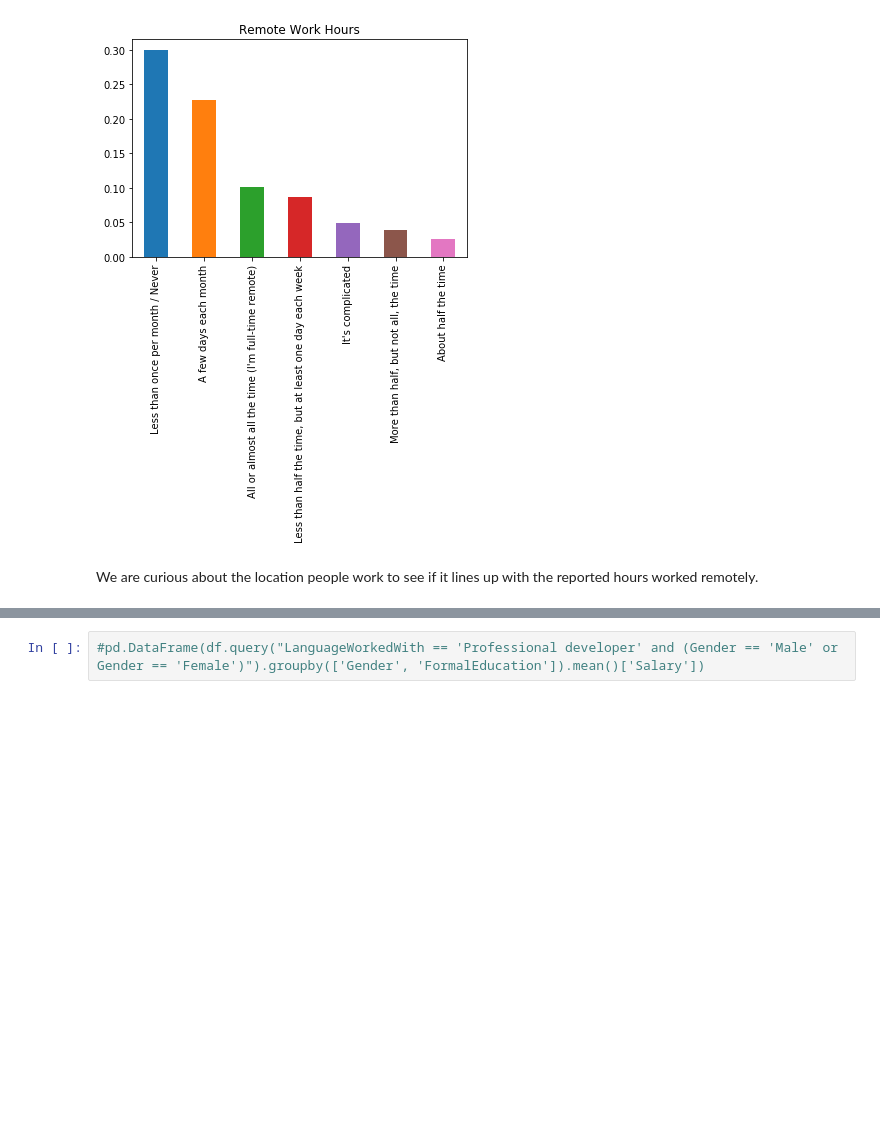
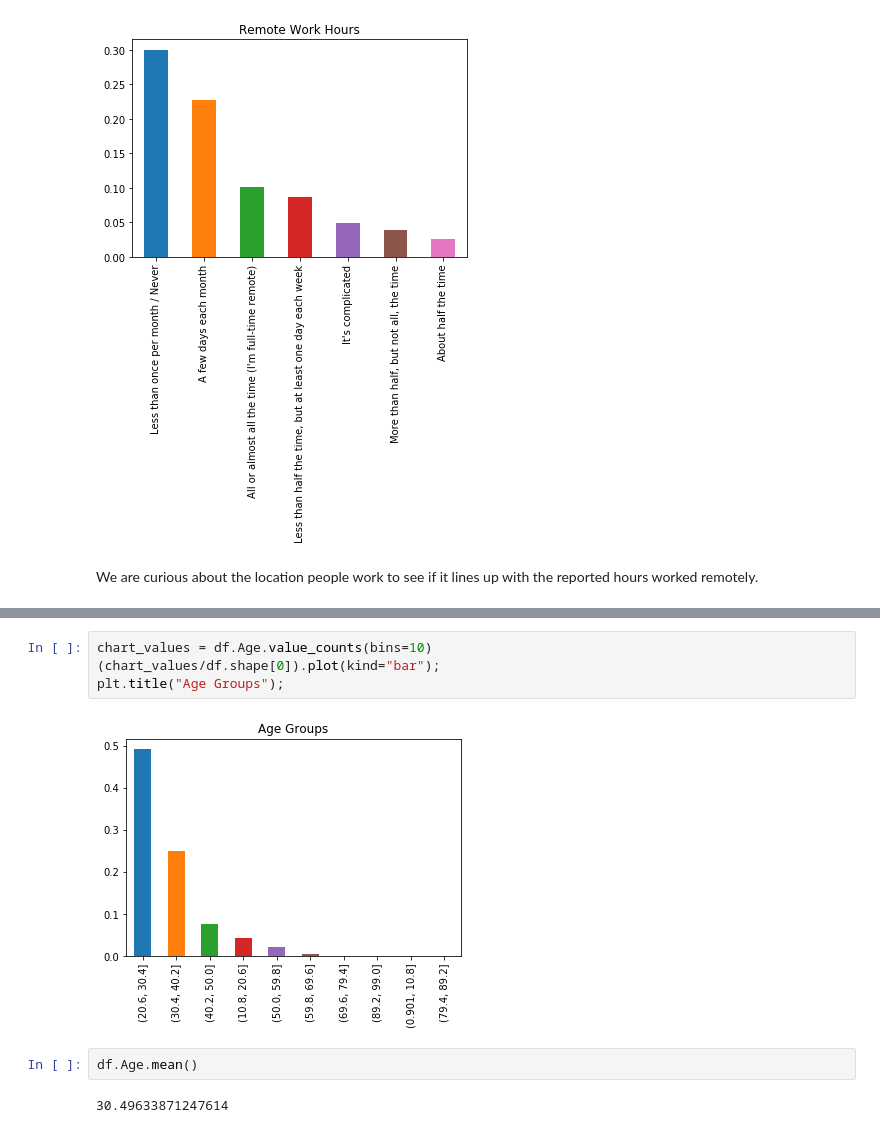
Before and after one commit to lilleboe/stackoverflow_research, a Jupyter notebook: research.ipynb, the cells around one changed output, grey strips where cells are left out. Saved outputs shown, nothing was run; the diff lists cells and outputs as text; blank space fills up the shorter version.

```diff
--- a/research.ipynb
+++ b/research.ipynb
@@ -121,6 +117,14 @@ ed_vals = df.WorkLoc.value_counts() #A pandas series of the counts for each Work
 plt.title("Work location");
 # %% [output]
 [figure]
-# %%
-#pd.DataFrame(df.query("LanguageWorkedWith == 'Professional developer' and (Gender == 'Male' or Gender == 'Female')").groupby(['Gender', 'FormalEducation']).mean()['Salary'])
+# %%
+chart_values = df.Age.value_counts(bins=10)
+(chart_values/df.shape[0]).plot(kind="bar");
+plt.title("Age Groups");
+# %% [output]
+[figure, added]
+# %%
+df.Age.mean()
+# %% [output]
+30.49633871247614
 # %%
```
Also changed, not shown: parts of 17 cells of this notebook.
